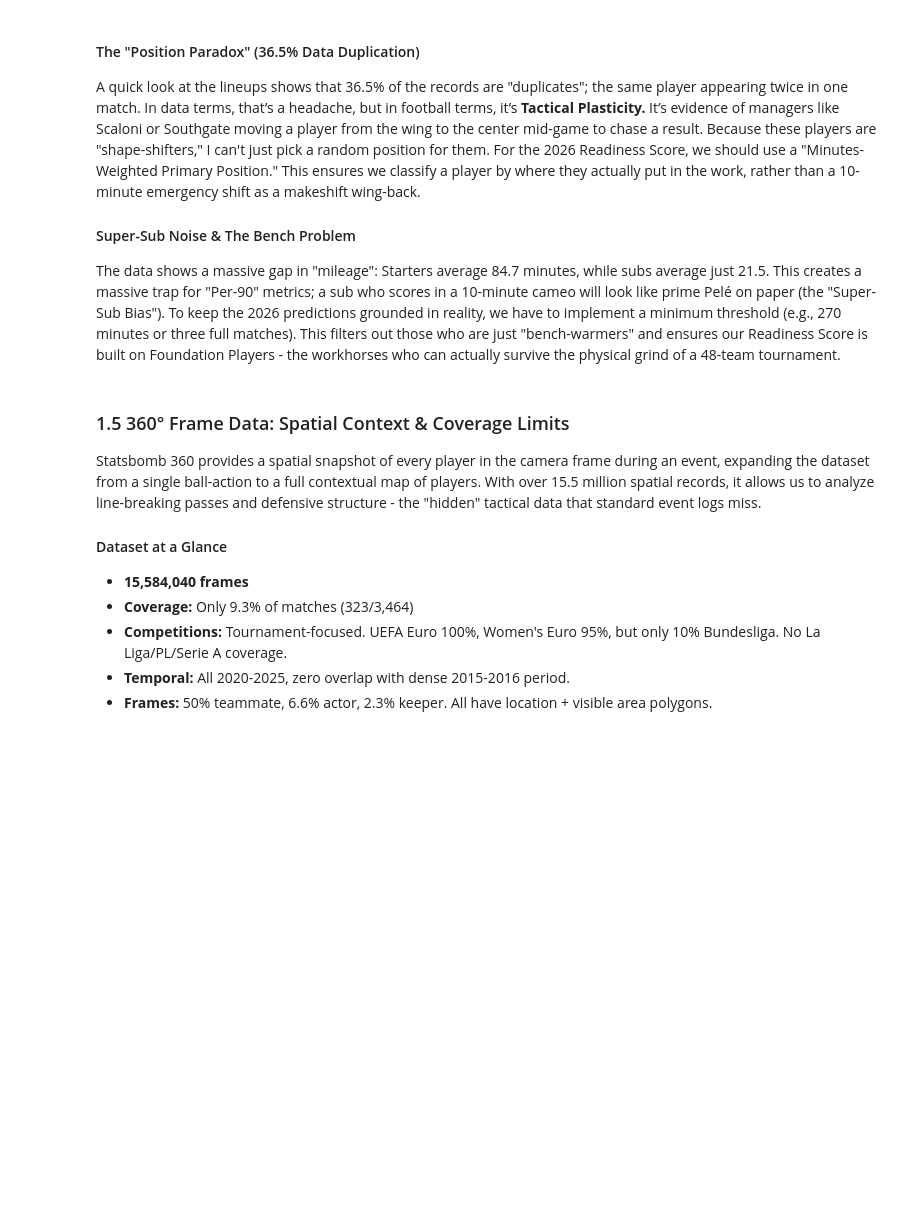
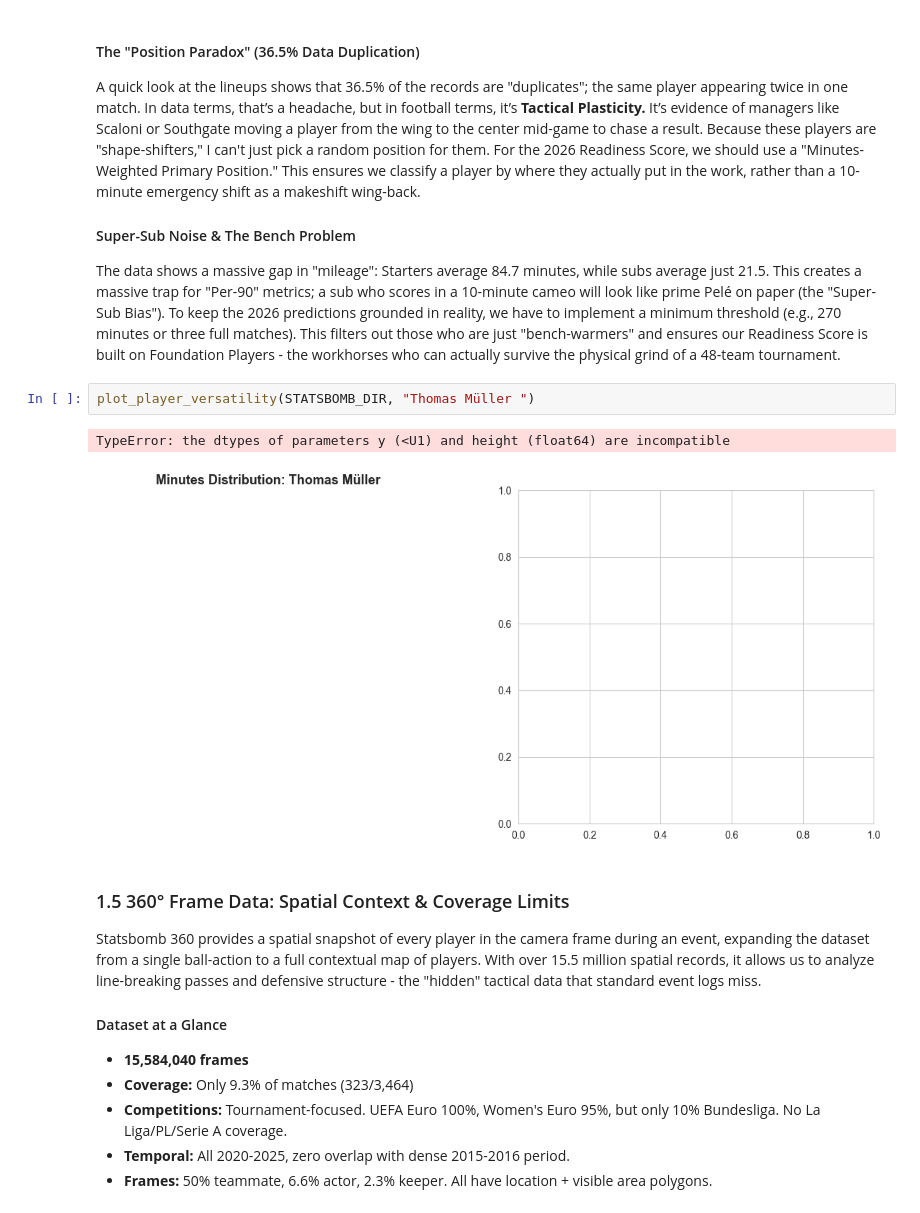
Before and after one commit to soh364/soccer-analytics-capstone-XOh, a Jupyter notebook: eda/EDA_Soomi.ipynb, the cells around one changed output. Saved outputs shown, nothing was run; the diff lists cells and outputs as text; blank space fills up the shorter version.

```diff
--- a/eda/EDA_Soomi.ipynb
+++ b/eda/EDA_Soomi.ipynb
@@ -178,6 +188,11 @@ A quick look at the lineups shows that 36.5% of the records are "duplicates"; th
 
 #### Super-Sub Noise & The Bench Problem
 The data shows a massive gap in "mileage": Starters average 84.7 minutes, while subs average just 21.5. This creates a massive trap for "Per-90" metrics; a sub who scores in a 10-minute cameo will look like prime Pelé on paper (the "Super-Sub Bias"). To keep the 2026 predictions grounded in reality, we have to implement a minimum threshold (e.g., 270 minutes or three full matches). This filters out those who are just "bench-warmers" and ensures our Readiness Score is built on Foundation Players - the workhorses who can actually survive the physical grind of a 48-team tournament.
+# %%
+plot_player_versatility(STATSBOMB_DIR, "Thomas Müller ")
+# %% [output]
+TypeError: the dtypes of parameters y (<U1) and height (float64) are incompatible
+[figure, added]
 # %% [markdown]
 ### 1.5 360° Frame Data: Spatial Context & Coverage Limits
 Statsbomb 360 provides a spatial snapshot of every player in the camera frame during an event, expanding the dataset from a single ball-action to a full contextual map of players. With over 15.5 million spatial records, it allows us to analyze line-breaking passes and defensive structure - the "hidden" tactical data that standard event logs miss.
```
Also changed, not shown: parts of 5 cells of this notebook, 3 other files.
